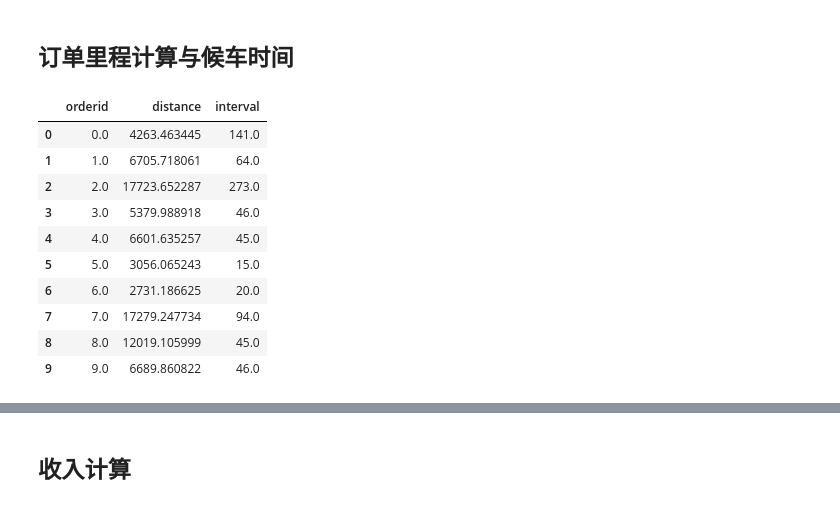
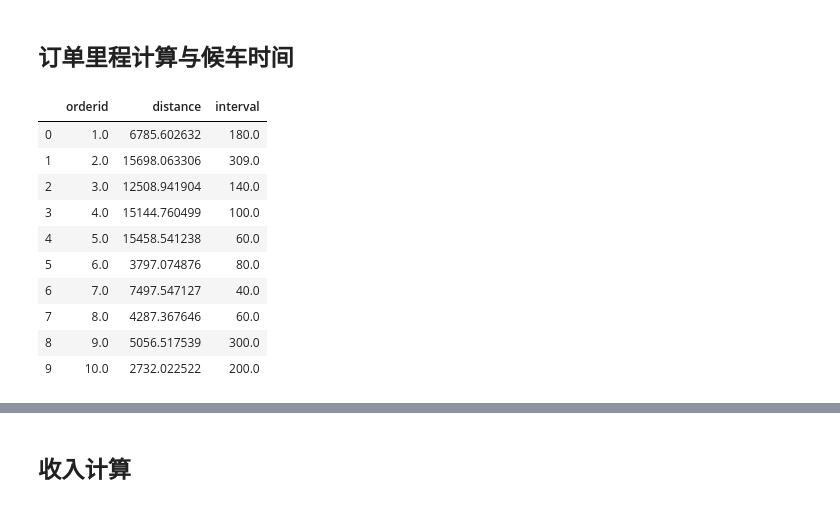
Before and after one commit to ni1o1/pygeo-tutorial, a Jupyter notebook: 8-project.ipynb, the cells around one changed output, grey strips where cells are left out. Saved outputs shown, nothing was run; the diff lists cells and outputs as text; code cells hidden in the pictures.

```diff
--- a/8-project.ipynb
+++ b/8-project.ipynb
@@ -75,3 +76,6 @@ len(data2)
+# %%
+#将时间字符串转换为pd的时间格式，后面可以轻松的做加减
+data2['Stime'] = pd.to_datetime(data2['Stime'])
 # %% [markdown]
 ## 订单号生成
 # %% [markdown]
@@ -128,11 +132,10 @@ data2['VehicleNum1'] = data2['VehicleNum'].shift()
 
 data2['Lng1'] = data2['Lng'].shift()
 data2['Lat1'] = data2['Lat'].shift()
-data2['Sdate1'] = data2['Sdate'].shift()
 data2['Stime1'] = data2['Stime'].shift()
 
 data2['StatusChange'] = data2['OpenStatus1']-data2['OpenStatus']
 data2 = data2[data2['OpenStatus1']==1]
 data2['orderid'] = data2['StatusChange'].cumsum()
-data2.head(50)
+data2.head(30)
 # %% [output]
@@ -156,5 +159,5 @@ data2.head(50)
 # %%
 #表2入手
-table2 = data2[['orderid','Lng','Lat','Sdate','Stime','Speed']]
+table2 = data2[['orderid','Lng','Lat','Stime','Speed']]
 table2.head(5)
 # %% [output]
@@ -172,61 +175,60 @@ table2.head(5)
 
 #定义计算路径长度函数
 
-from math import radians, cos, sin, asin, sqrt
+from math import pi
+import numpy as np
 
-def getdistance(lon1, lat1, lon2, lat2): # 经度1，纬度1，经度2，纬度2 （十进制度数）
+def getdistance(lon1, lat1, lon2, lat2): # 经度1，纬度1，经度2，纬度2 （十进制度数）输入为DataFrame的列
     """
     Calculate the great circle distance between two points
     on the earth (specified in decimal degrees)
     """
     # 将十进制度数转化为弧度
-    lon1, lat1, lon2, lat2 =float(lon1), float(lat1), float(lon2), float(lat2)
-    lon1, lat1, lon2, lat2 = map(radians, [lon1, lat1, lon2, lat2])
-
-    # haversine公式
+    lon1, lat1, lon2, lat2 = map(lambda r:r*pi/180, [lon1, lat1, lon2, lat2])
     dlon = lon2 - lon1
     dlat = lat2 - lat1
-    a = sin(dlat/2)**2 + cos(lat1) * cos(lat2) * sin(dlon/2)**2
-    c = 2 * asin(sqrt(a))
+    a = np.sin(dlat/2)**2 + np.cos(lat1) * np.cos(lat2) * np.sin(dlon/2)**2
+    c = 2 * np.arcsin(a**0.5)
     r = 6371 # 地球平均半径，单位为公里
     return c * r * 1000
 # %%
 #生成订单的里程
 
 table3 = table2.copy()
 table3['Lng1'] = table3['Lng'].shift(-1)
 table3['Lat1'] = table3['Lat'].shift(-1)
 table3['orderid1'] = table3['orderid'].shift(-1)
-table3['Sdate1'] = table3['Sdate'].shift(-1)
 table3['Stime1'] = table3['Stime'].shift(-1)
 
 table3 = table3[(table3['orderid1'] == table3['orderid'])]
 #计算每个点与下一个点的距离
-table3['distance'] = table3.apply(lambda row:getdistance(row['Lng'],row['Lat'],row['Lng1'],row['Lat1']),axis = 1)
+lon1 = table3['Lng']
+lat1 = table3['Lat']
+lon2 = table3['Lng1']
+lat2 = table3['Lat1']
+table3['distance'] = getdistance(lon1, lat1, lon2, lat2)
 
 
 #计算每个点与下一个点的时间差
-tmp = (1000000+table3['Stime']).astype('str').apply(lambda row:3600*int(row[1:3])+60*int(row[3:5])+int(row[5:7]))
-tmp2 = (1000000+table3['Stime1']).astype('str').apply(lambda row:3600*int(row[1:3])+60*int(row[3:5])+int(row[5:7]))
-table3['interval'] = tmp2-tmp
+table3['interval'] = (table3['Stime1']-table3['Stime']).apply(lambda r:r.seconds)
 
 #集计得到出租车路径长度
 orderlenth = table3[['orderid','distance']].groupby('orderid').sum().reset_index()
 
 waittime = table3[table3['distance']==0][['orderid','interval']].groupby('orderid').sum()
 
 
 table3 = pd.merge(orderlenth,waittime,on = 'orderid',how='left')
 table3.head(10)
 # %% [output]
 |  | orderid | distance | interval |
-| 0 | 0.0 | 4263.463445 | 141.0 |
-| 1 | 1.0 | 6705.718061 | 64.0 |
-| 2 | 2.0 | 17723.652287 | 273.0 |
-| 3 | 3.0 | 5379.988918 | 46.0 |
-| 4 | 4.0 | 6601.635257 | 45.0 |
-| 5 | 5.0 | 3056.065243 | 15.0 |
-| 6 | 6.0 | 2731.186625 | 20.0 |
-| 7 | 7.0 | 17279.247734 | 94.0 |
-| 8 | 8.0 | 12019.105999 | 45.0 |
-| 9 | 9.0 | 6689.860822 | 46.0 |
+| 0 | 1.0 | 6785.602632 | 180.0 |
+| 1 | 2.0 | 15698.063306 | 309.0 |
+| 2 | 3.0 | 12508.941904 | 140.0 |
+| 3 | 4.0 | 15144.760499 | 100.0 |
+| 4 | 5.0 | 15458.541238 | 60.0 |
+| 5 | 6.0 | 3797.074876 | 80.0 |
+| 6 | 7.0 | 7497.547127 | 40.0 |
+| 7 | 8.0 | 4287.367646 | 60.0 |
+| 8 | 9.0 | 5056.517539 | 300.0 |
+| 9 | 10.0 | 2732.022522 | 200.0 |
```
Also changed, not shown: parts of 22 cells of this notebook, 2 other files.
